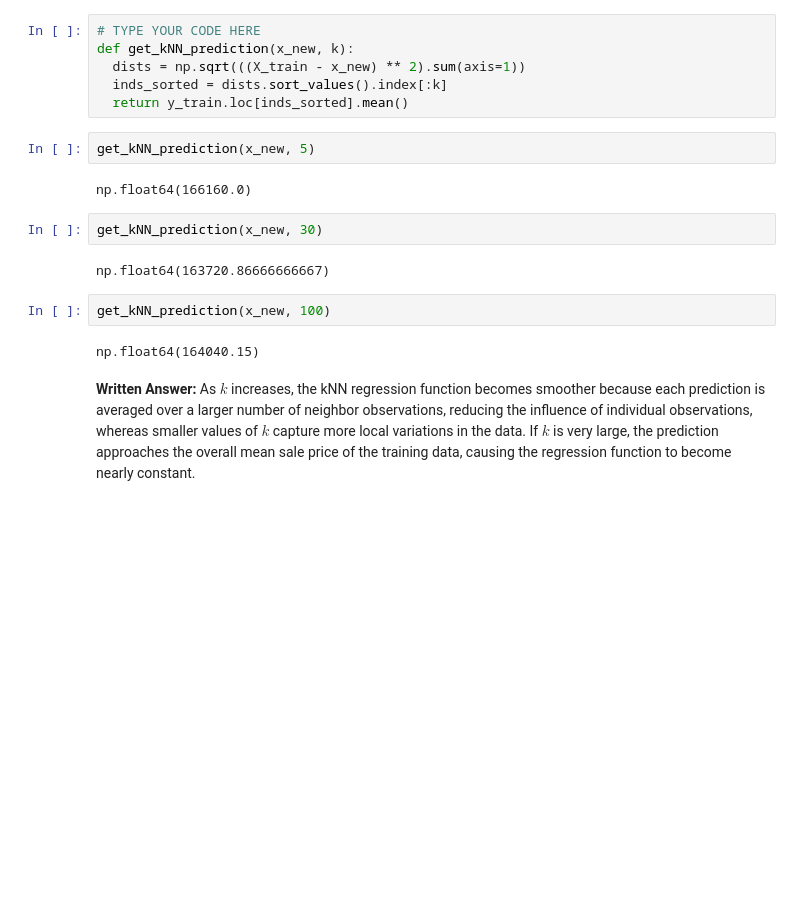
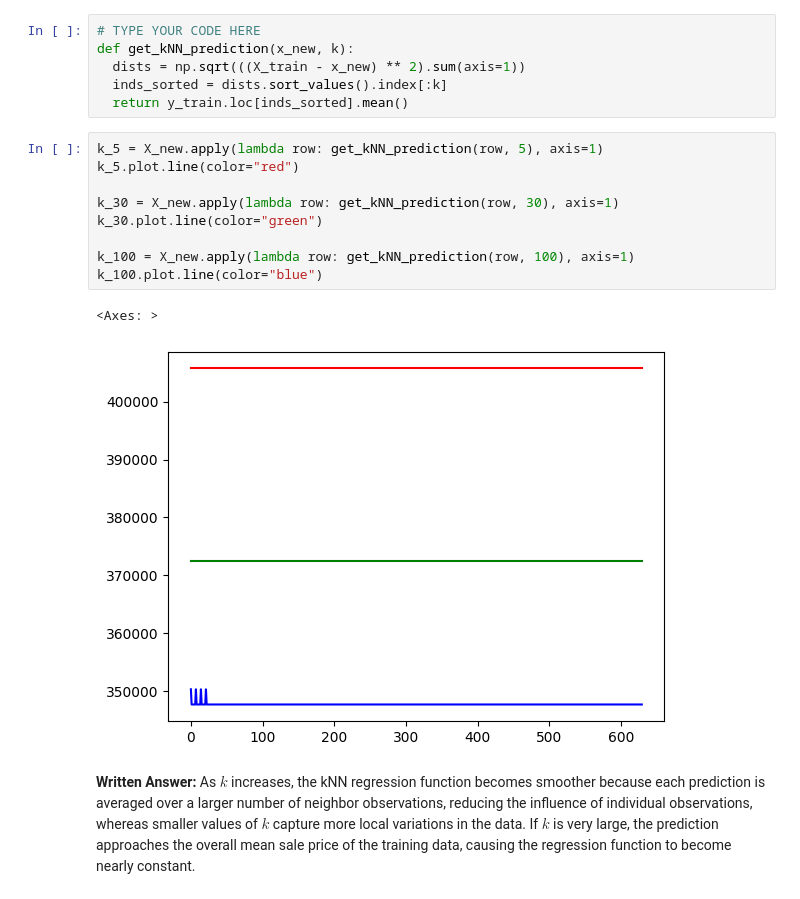
Before and after one commit to RndhS/CMPS-3160---Intro-to-Data-Science, a Jupyter notebook: _labs/Lab08/Lab08.ipynb, the cells around one changed output. Saved outputs shown, nothing was run; the diff lists cells and outputs as text; blank space fills up the shorter version.

```diff
--- a/_labs/Lab08/Lab08.ipynb
+++ b/_labs/Lab08/Lab08.ipynb
@@ -326,18 +326,18 @@ def get_kNN_prediction(x_new, k):
   dists = np.sqrt(((X_train - x_new) ** 2).sum(axis=1))
   inds_sorted = dists.sort_values().index[:k]
   return y_train.loc[inds_sorted].mean()
-# %%
-get_kNN_prediction(x_new, 5)
-# %% [output]
-np.float64(166160.0)
-# %%
-get_kNN_prediction(x_new, 30)
-# %% [output]
-np.float64(163720.86666666667)
-# %%
-get_kNN_prediction(x_new, 100)
-# %% [output]
-np.float64(164040.15)
+# %%
+k_5 = X_new.apply(lambda row: get_kNN_prediction(row, 5), axis=1)
+k_5.plot.line(color="red")
+
+k_30 = X_new.apply(lambda row: get_kNN_prediction(row, 30), axis=1)
+k_30.plot.line(color="green")
+
+k_100 = X_new.apply(lambda row: get_kNN_prediction(row, 100), axis=1)
+k_100.plot.line(color="blue")
+# %% [output]
+<Axes: >
+[figure, added]
 # %% [markdown]
 **Written Answer:**
 As $k$ increases, the kNN regression function becomes smoother because each prediction is averaged over a larger number of neighbor observations, reducing the influence of individual observations, whereas smaller values of $k$ capture more local variations in the data. If $k$ is very large, the prediction approaches the overall mean sale price of the training data, causing the regression function to become nearly constant.
```
Also changed, not shown: parts of 19 cells of this notebook.
